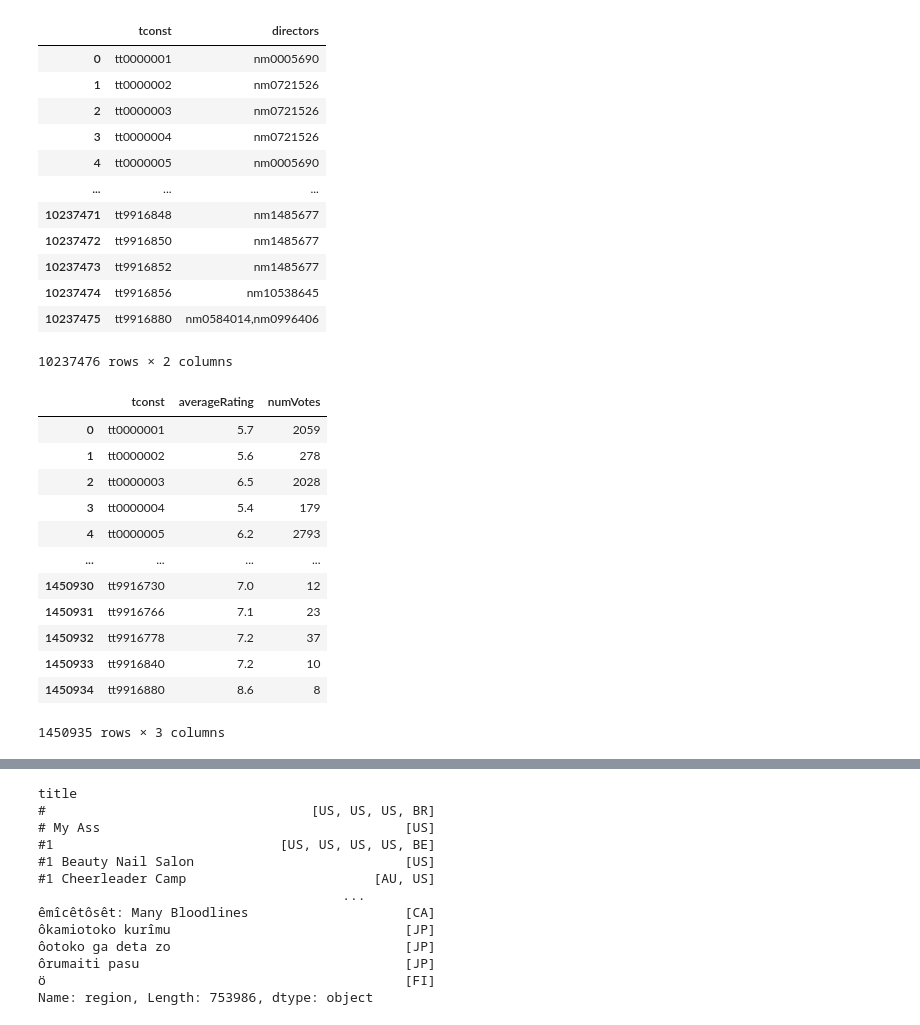
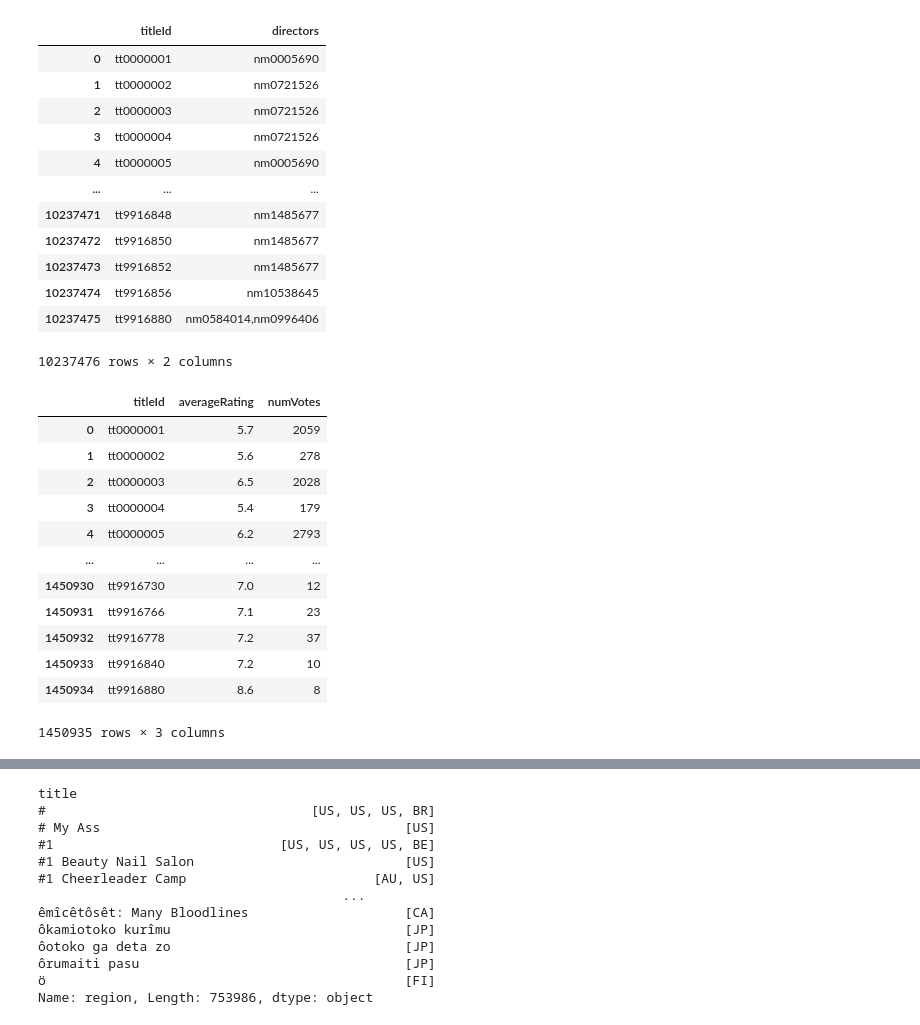
Before and after one commit to zorndog/Python-Project, a Jupyter notebook: Untitled.ipynb, the cells around one changed output, grey strips where cells are left out. Cells and saved outputs as stored; diff of their text form; code cells hidden in the pictures.

```diff
--- a/Untitled.ipynb
+++ b/Untitled.ipynb
@@ -5,9 +5,11 @@ crew = pd.read_csv('title.crew.tsv', sep='\t')
 ratings = pd.read_csv('title.ratings.tsv', sep='\t')
 basics = pd.read_csv('title.basics.tsv', sep='\t')
 # %%
-crew.drop(columns=['writers'])
+
+crew = crew.rename(columns={'tconst': 'titleId'})
+crew
 # %% [output]
-|  | tconst | directors |
+|  | titleId | directors |
 | 0 | tt0000001 | nm0005690 |
 | 1 | tt0000002 | nm0721526 |
 | 2 | tt0000003 | nm0721526 |
@@ -21,9 +23,10 @@ crew.drop(columns=['writers'])
 | 10237475 | tt9916880 | nm0584014,nm0996406 |
 10237476 rows × 2 columns
 # %%
+ratings = ratings.rename(columns={'tconst': 'titleId'})
 ratings
 # %% [output]
-|  | tconst | averageRating | numVotes |
+|  | titleId | averageRating | numVotes |
 | 0 | tt0000001 | 5.7 | 2059 |
 | 1 | tt0000002 | 5.6 | 278 |
 | 2 | tt0000003 | 6.5 | 2028 |
```
Also changed, not shown: parts of 6 cells of this notebook.
